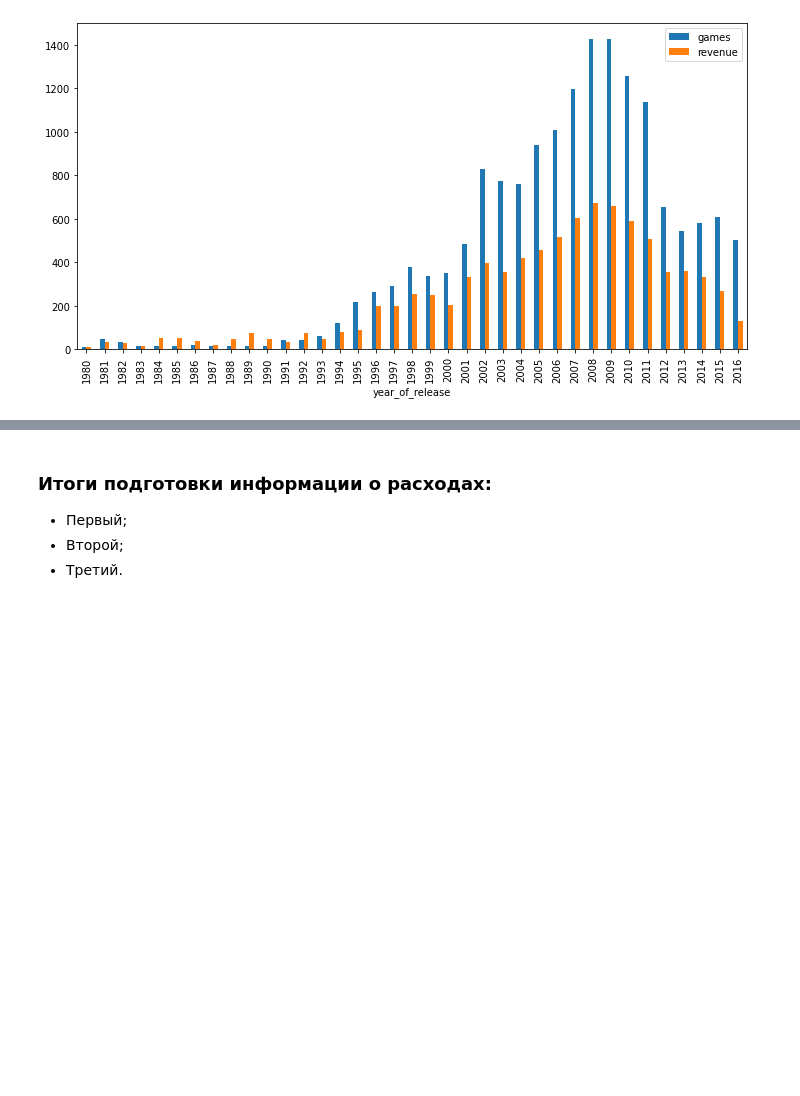
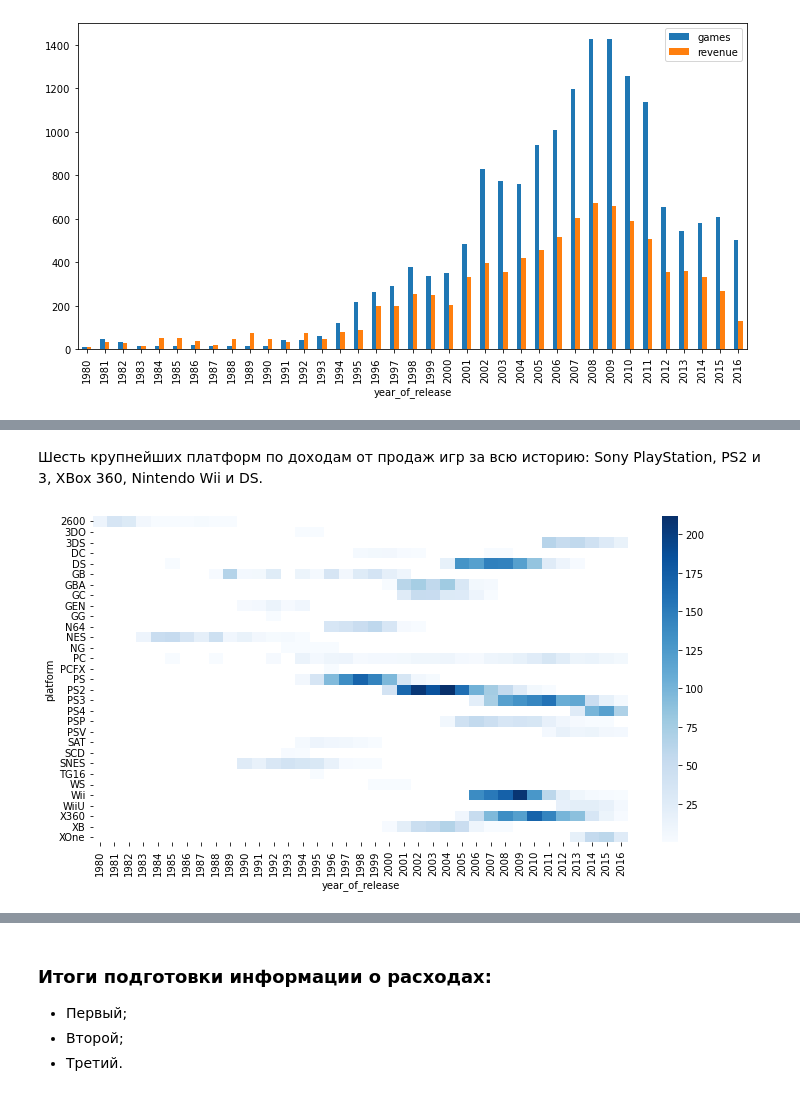
Before and after one commit to okeangel/da_portfolio, a Jupyter notebook: portfolio/week_10_combined/game_store_v1.ipynb, the cells around one changed output, grey strips where cells are left out. Cells and saved outputs as stored; diff of their text form; code cells hidden in the pictures; blank space fills up the shorter version.

```diff
--- a/portfolio/week_10_combined/game_store_v1.ipynb
+++ b/portfolio/week_10_combined/game_store_v1.ipynb
@@ -502,0 +559,14 @@ games_by_year.plot.bar(figsize=FIGSIZE); plt.show()
+# %% [markdown]
+Шесть крупнейших платформ по доходам от продаж игр за всю историю: Sony PlayStation, PS2 и 3, XBox 360, Nintendo Wii и DS.
+# %%
+plt.figure(figsize=FIGSIZE)
+sns.heatmap(
+    games.pivot_table(
+        index='platform',
+        columns='year_of_release',
+        values='total_sales',
+        aggfunc='sum'),
+        cmap='Blues'
+); plt.show()
+# %% [output]
+[figure, added]
```
Also changed, not shown: parts of 17 cells of this notebook.
